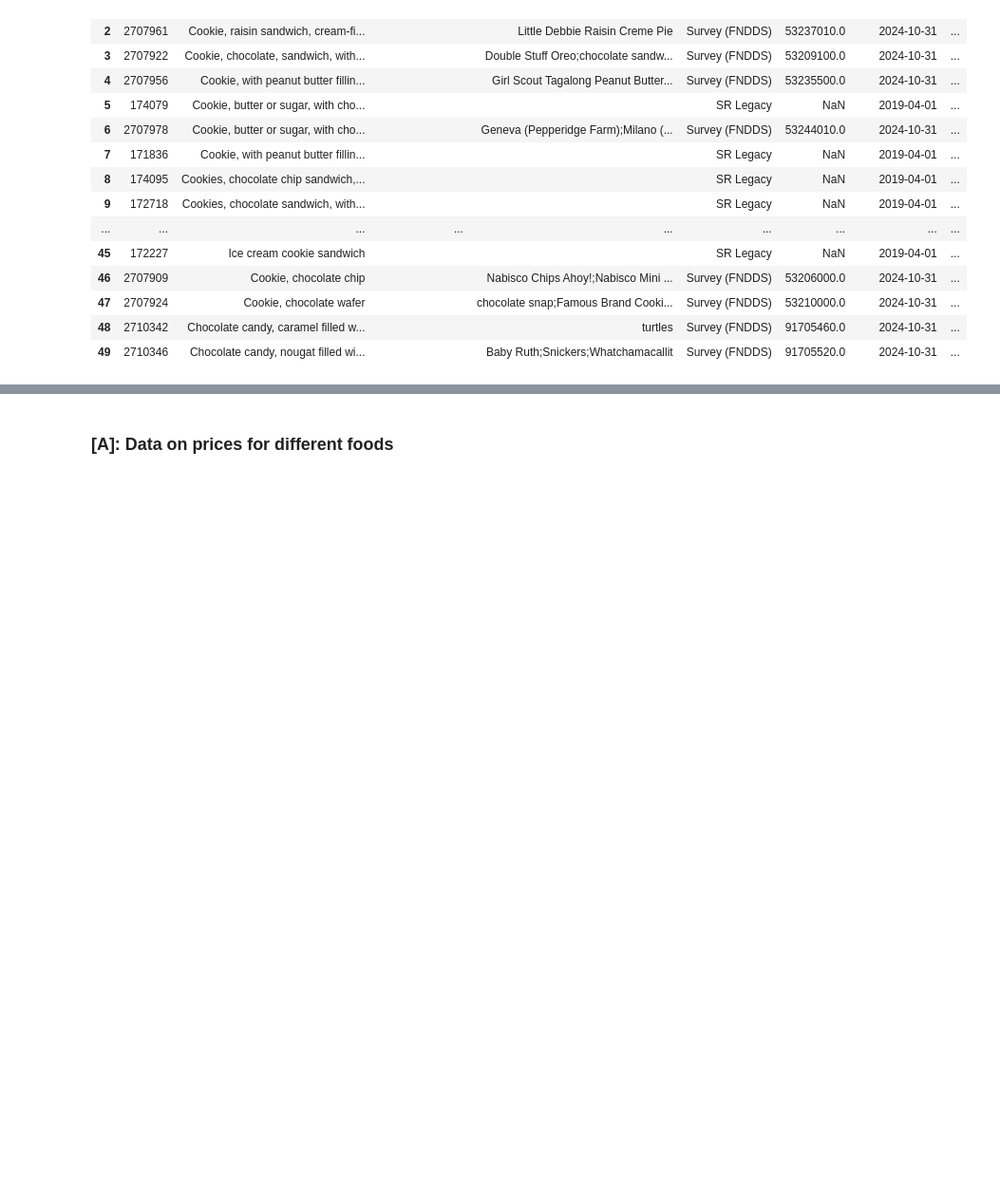
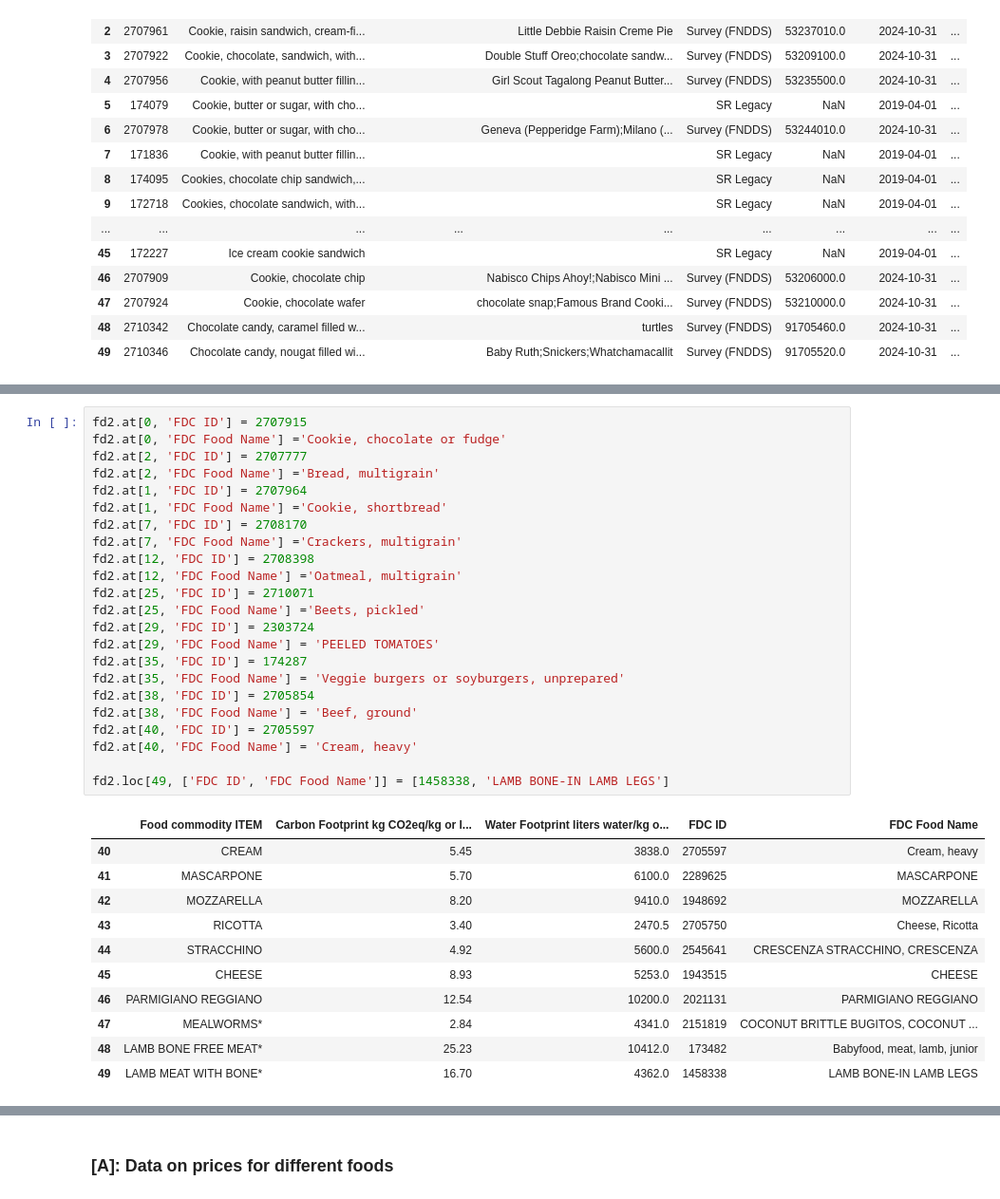
Before and after one commit to reilyfairchild/EEP-153-Proj-02, a Jupyter notebook: Project_2_Code.ipynb, the cells around one changed output, grey strips where cells are left out. Shown at 95% size. Drawn from its saved outputs; the diff is of its cells as text; blank space fills up the shorter version.

```diff
--- a/Project_2_Code.ipynb
+++ b/Project_2_Code.ipynb
@@ -238 +260,36 @@ fd
+# %%
+fd2.at[0, 'FDC ID'] = 2707915
+fd2.at[0, 'FDC Food Name'] ='Cookie, chocolate or fudge'
+fd2.at[2, 'FDC ID'] = 2707777
+fd2.at[2, 'FDC Food Name'] ='Bread, multigrain'
+fd2.at[1, 'FDC ID'] = 2707964
+fd2.at[1, 'FDC Food Name'] ='Cookie, shortbread'
+fd2.at[7, 'FDC ID'] = 2708170
+fd2.at[7, 'FDC Food Name'] ='Crackers, multigrain'
+fd2.at[12, 'FDC ID'] = 2708398
+fd2.at[12, 'FDC Food Name'] ='Oatmeal, multigrain'
+fd2.at[25, 'FDC ID'] = 2710071
+fd2.at[25, 'FDC Food Name'] ='Beets, pickled'
+fd2.at[29, 'FDC ID'] = 2303724
+fd2.at[29, 'FDC Food Name'] = 'PEELED TOMATOES'
+fd2.at[35, 'FDC ID'] = 174287
+fd2.at[35, 'FDC Food Name'] = 'Veggie burgers or soyburgers, unprepared'
+fd2.at[38, 'FDC ID'] = 2705854
+fd2.at[38, 'FDC Food Name'] = 'Beef, ground'
+fd2.at[40, 'FDC ID'] = 2705597
+fd2.at[40, 'FDC Food Name'] = 'Cream, heavy'
+
+fd2.loc[49, ['FDC ID', 'FDC Food Name']] = [1458338, 'LAMB BONE-IN LAMB LEGS']
+# %% [output]
+|  | Food commodity ITEM | Carbon Footprint kg CO2eq/kg or l... | Water Footprint liters water/kg o... | FDC ID | FDC Food Name |
+| 40 | CREAM | 5.45 | 3838.0 | 2705597 | Cream, heavy |
+| 41 | MASCARPONE | 5.70 | 6100.0 | 2289625 | MASCARPONE |
+| 42 | MOZZARELLA | 8.20 | 9410.0 | 1948692 | MOZZARELLA |
+| 43 | RICOTTA | 3.40 | 2470.5 | 2705750 | Cheese, Ricotta |
+| 44 | STRACCHINO | 4.92 | 5600.0 | 2545641 | CRESCENZA STRACCHINO, CRESCENZA |
+| 45 | CHEESE | 8.93 | 5253.0 | 1943515 | CHEESE |
+| 46 | PARMIGIANO REGGIANO | 12.54 | 10200.0 | 2021131 | PARMIGIANO REGGIANO |
+| 47 | MEALWORMS* | 2.84 | 4341.0 | 2151819 | COCONUT BRITTLE BUGITOS, COCONUT ... |
+| 48 | LAMB BONE FREE MEAT* | 25.23 | 10412.0 | 173482 | Babyfood, meat, lamb, junior |
+| 49 | LAMB MEAT WITH BONE* | 16.70 | 4362.0 | 1458338 | LAMB BONE-IN LAMB LEGS |
 # %%
```
Also changed, not shown: parts of 4 cells of this notebook.
